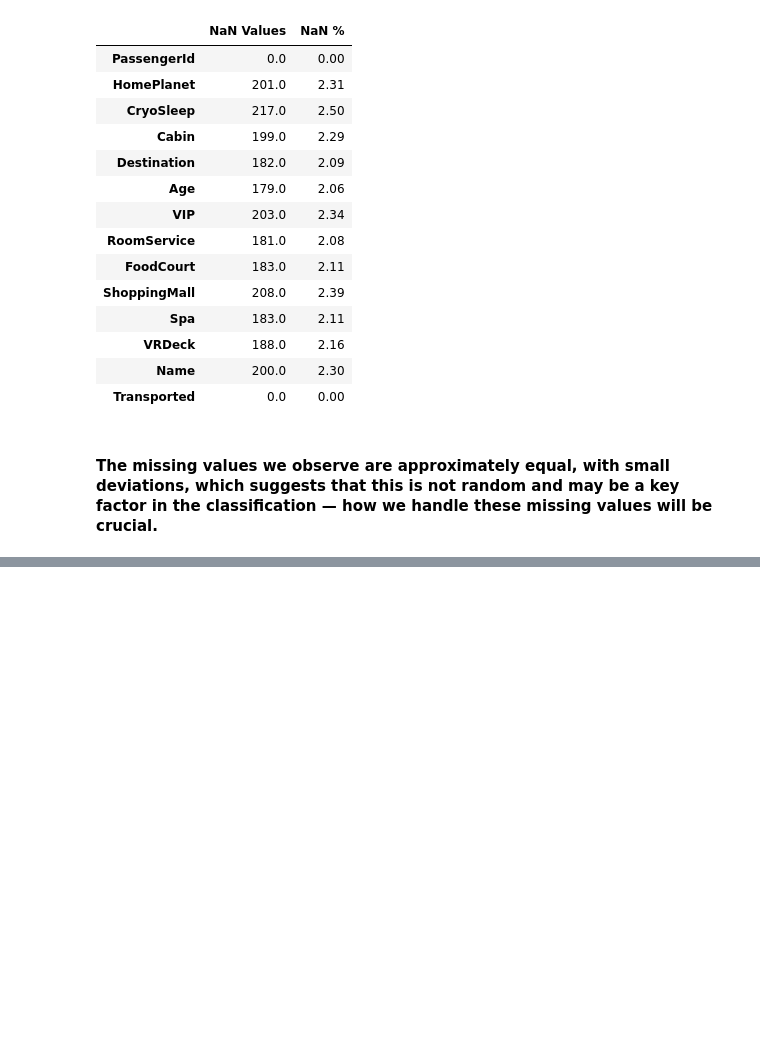
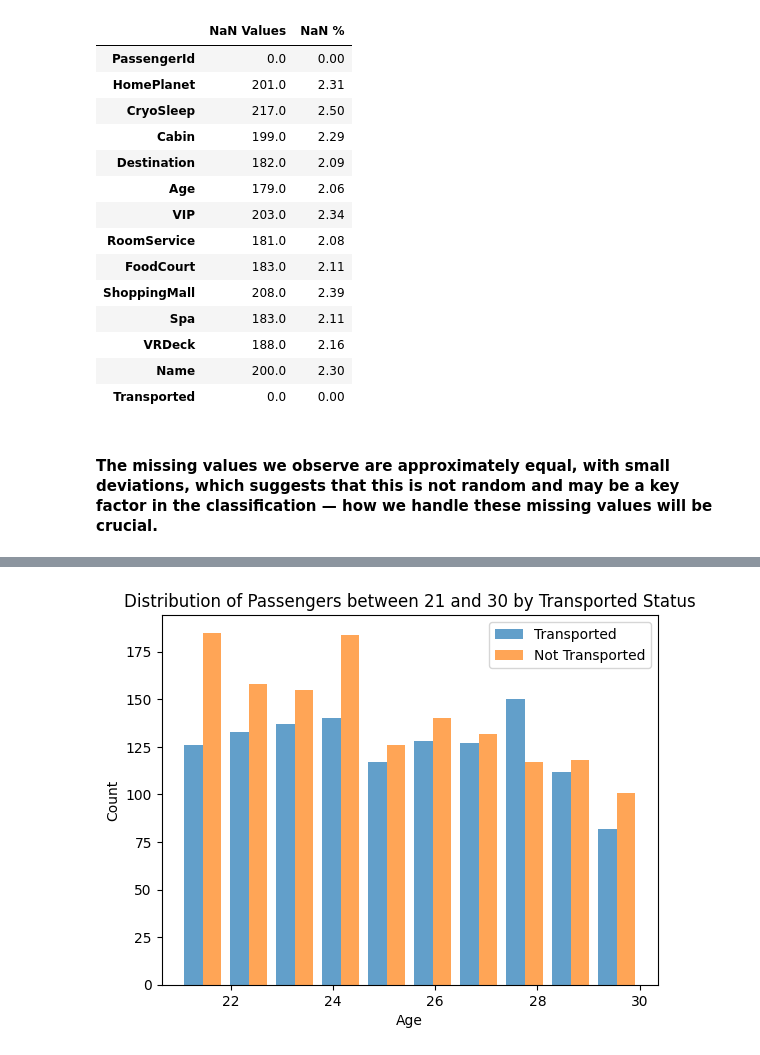
Before and after one commit to plamensve/ML_FINAL_PROJECT, a Jupyter notebook: notebooks/01_overview.ipynb, the cells around one changed output, grey strips where cells are left out. Saved outputs shown, nothing was run; the diff lists cells and outputs as text; code cells hidden in the pictures; blank space fills up the shorter version.

```diff
--- a/notebooks/01_overview.ipynb
+++ b/notebooks/01_overview.ipynb
@@ -197,0 +283,3 @@ dd
+# %%
+passenger_between_21_and_30 = data[(data['Age'] >= 21) & (data['Age'] <= 30)]
+passenger_between_21_and_30
@@ -197,0 +300,18 @@ dd
+# %%
+transported_passenger_between_21_and_30 = passenger_between_21_and_30[passenger_between_21_and_30['Transported'] == 1]
+not_transported_passenger_between_21_and_30 = passenger_between_21_and_30[passenger_between_21_and_30['Transported'] == 0]
+# %%
+plt.hist(
+    [transported_passenger_between_21_and_30['Age'], not_transported_passenger_between_21_and_30['Age']],
+    bins=10,
+    label=['Transported', 'Not Transported'],
+    alpha=0.7
+)
+
+plt.xlabel('Age')
+plt.ylabel('Count')
+plt.title('Distribution of Passengers between 21 and 30 by Transported Status')
+plt.legend()
+plt.show()
+# %% [output]
+[figure, added]
```
Also changed, not shown: parts of 22 cells of this notebook, 1 other file.
